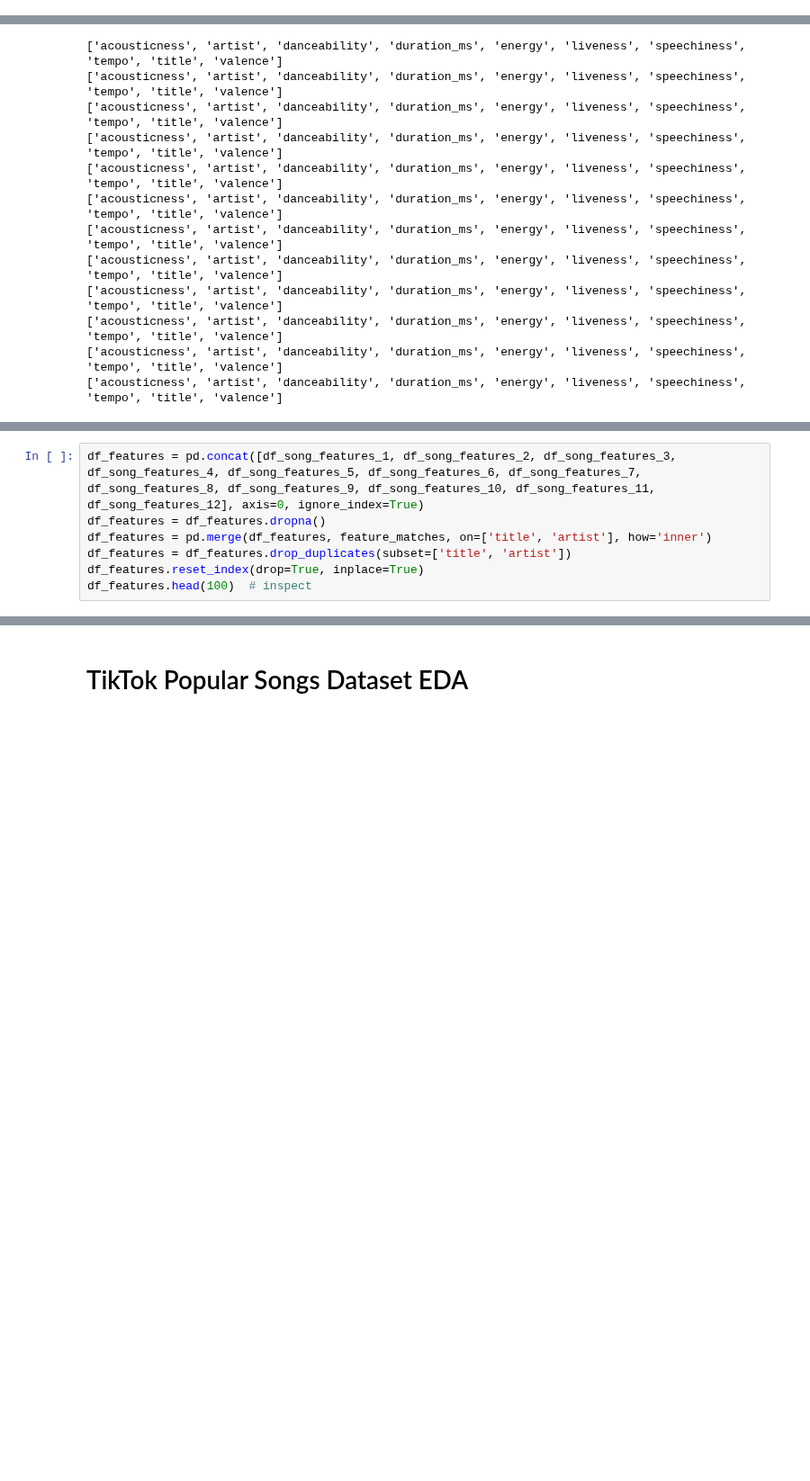
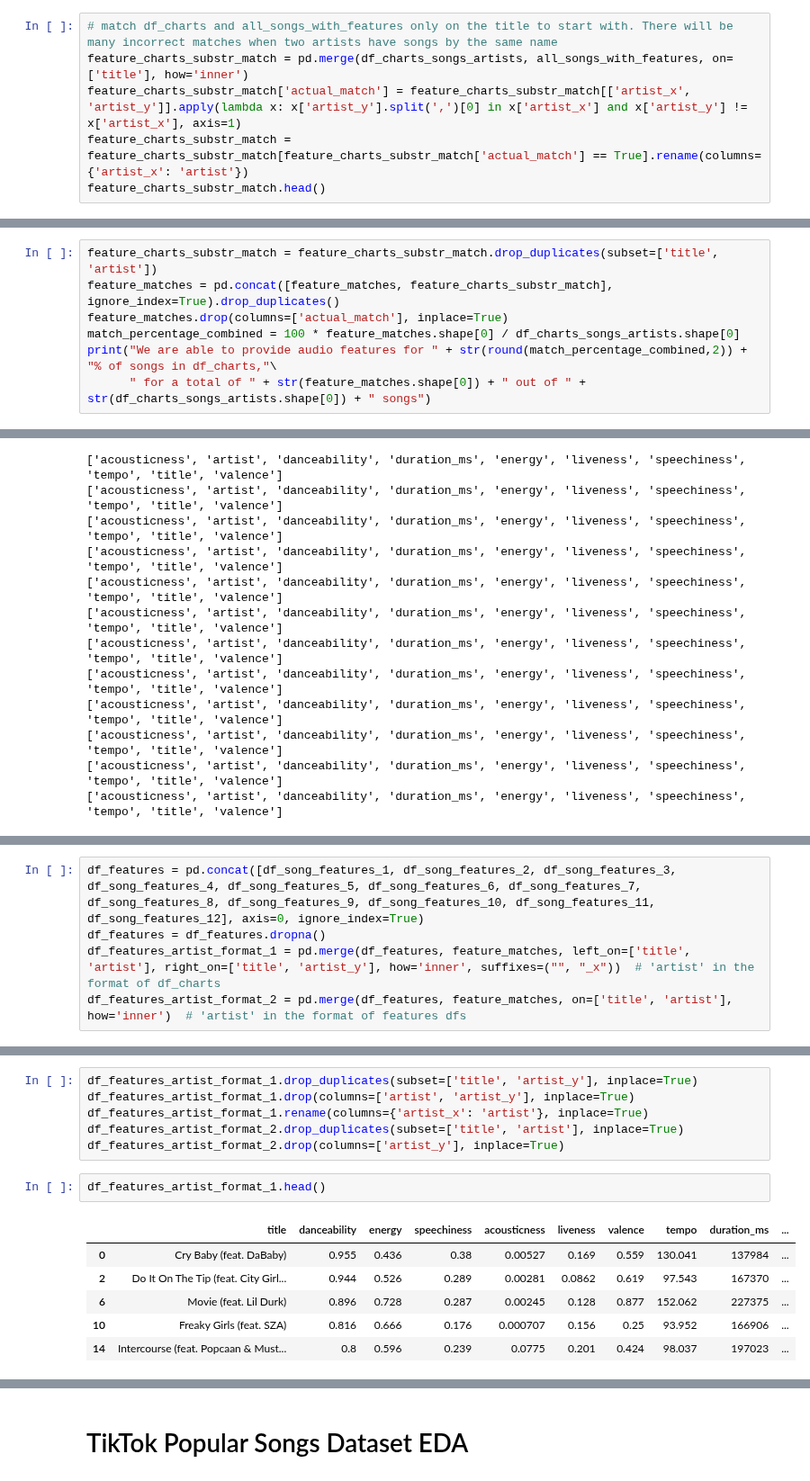
Before and after one commit to Joseph-Willem-Ricci/5450-final-project, a Jupyter notebook: CIS5450_Project.ipynb, the cells around one changed output, grey strips where cells are left out. Shown at 90% size. Saved outputs shown, nothing was run; the diff lists cells and outputs as text; blank space fills up the shorter version.

Commit message:
joined charts and features + got more feature matches using substring matching

```diff
--- a/CIS5450_Project.ipynb
+++ b/CIS5450_Project.ipynb
@@ -304,0 +298,6 @@ We are able to provide audio features for 17.86% of songs in df_charts, for a to
+# %%
+# match df_charts and all_songs_with_features only on the title to start with. There will be many incorrect matches when two artists have songs by the same name
+feature_charts_substr_match = pd.merge(df_charts_songs_artists, all_songs_with_features, on=['title'], how='inner')
+feature_charts_substr_match['actual_match'] = feature_charts_substr_match[['artist_x', 'artist_y']].apply(lambda x: x['artist_y'].split(',')[0] in x['artist_x'] and x['artist_y'] != x['artist_x'], axis=1)
+feature_charts_substr_match = feature_charts_substr_match[feature_charts_substr_match['actual_match'] == True].rename(columns={'artist_x': 'artist'})
+feature_charts_substr_match.head()
@@ -304,0 +313,7 @@ We are able to provide audio features for 17.86% of songs in df_charts, for a to
+# %%
+feature_charts_substr_match = feature_charts_substr_match.drop_duplicates(subset=['title', 'artist'])
+feature_matches = pd.concat([feature_matches, feature_charts_substr_match], ignore_index=True).drop_duplicates()
+feature_matches.drop(columns=['actual_match'], inplace=True)
+match_percentage_combined = 100 * feature_matches.shape[0] / df_charts_songs_artists.shape[0]
+print("We are able to provide audio features for " + str(round(match_percentage_combined,2)) + "% of songs in df_charts,"\
+      " for a total of " + str(feature_matches.shape[0]) + " out of " + str(df_charts_songs_artists.shape[0]) + " songs")
@@ -402,7 +428,5 @@ Now lets concatenate all of these features dataframes into one and do an inner j
 # %%
 df_features = pd.concat([df_song_features_1, df_song_features_2, df_song_features_3, df_song_features_4, df_song_features_5, df_song_features_6, df_song_features_7, df_song_features_8, df_song_features_9, df_song_features_10, df_song_features_11, df_song_features_12], axis=0, ignore_index=True)
 df_features = df_features.dropna()
-df_features = pd.merge(df_features, feature_matches, on=['title', 'artist'], how='inner')
-df_features = df_features.drop_duplicates(subset=['title', 'artist'])
-df_features.reset_index(drop=True, inplace=True)
-df_features.head(100)  # inspect
+df_features_artist_format_1 = pd.merge(df_features, feature_matches, left_on=['title', 'artist'], right_on=['title', 'artist_y'], how='inner', suffixes=("", "_x"))  # 'artist' in the format of df_charts
+df_features_artist_format_2 = pd.merge(df_features, feature_matches, on=['title', 'artist'], how='inner')  # 'artist' in the format of features dfs
@@ -422,0 +433,15 @@ df_features.head(100)  # inspect
+# %%
+df_features_artist_format_1.drop_duplicates(subset=['title', 'artist_y'], inplace=True)
+df_features_artist_format_1.drop(columns=['artist', 'artist_y'], inplace=True)
+df_features_artist_format_1.rename(columns={'artist_x': 'artist'}, inplace=True)
+df_features_artist_format_2.drop_duplicates(subset=['title', 'artist'], inplace=True)
+df_features_artist_format_2.drop(columns=['artist_y'], inplace=True)
+# %%
+df_features_artist_format_1.head()
+# %% [output]
+|  | title | danceability | energy | speechiness | acousticness | liveness | valence | tempo | duration_ms | ... |
+| 0 | Cry Baby (feat. DaBaby) | 0.955 | 0.436 | 0.38 | 0.00527 | 0.169 | 0.559 | 130.041 | 137984 | ... |
+| 2 | Do It On The Tip (feat. City Girl... | 0.944 | 0.526 | 0.289 | 0.00281 | 0.0862 | 0.619 | 97.543 | 167370 | ... |
+| 6 | Movie (feat. Lil Durk) | 0.896 | 0.728 | 0.287 | 0.00245 | 0.128 | 0.877 | 152.062 | 227375 | ... |
+| 10 | Freaky Girls (feat. SZA) | 0.816 | 0.666 | 0.176 | 0.000707 | 0.156 | 0.25 | 93.952 | 166906 | ... |
+| 14 | Intercourse (feat. Popcaan & Must... | 0.8 | 0.596 | 0.239 | 0.0775 | 0.201 | 0.424 | 98.037 | 197023 | ... |
```
Also changed, not shown: parts of 57 cells of this notebook.
